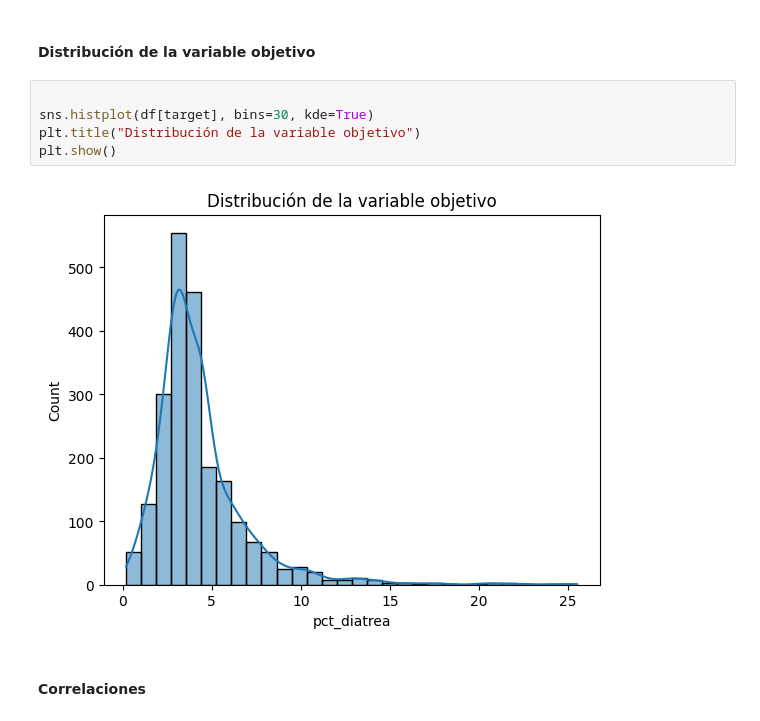
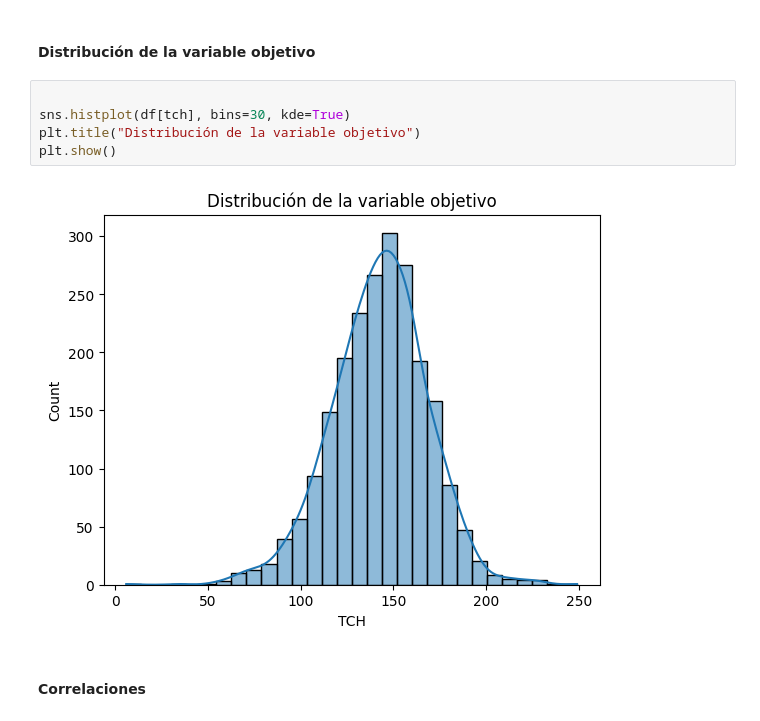
Before and after one commit to rockcor0/proyecto-final-aprendizaje-automatico, a Jupyter notebook: notebooks/clasificacion.ipynb, the cells around one changed output. Saved outputs shown, nothing was run; the diff lists cells and outputs as text.

```diff
--- a/notebooks/clasificacion.ipynb
+++ b/notebooks/clasificacion.ipynb
@@ -176,11 +176,11 @@ dtype: int64
 #### Distribución de la variable objetivo
 # %%
 
-sns.histplot(df[target], bins=30, kde=True)
+sns.histplot(df[tch], bins=30, kde=True)
 plt.title("Distribución de la variable objetivo")
 plt.show()
 # %% [output]
-[figure, old version]
+[figure, new version]
 # %% [markdown]
 #### Correlaciones
 # %%
```
Also changed, not shown: parts of 1 cell of this notebook.
